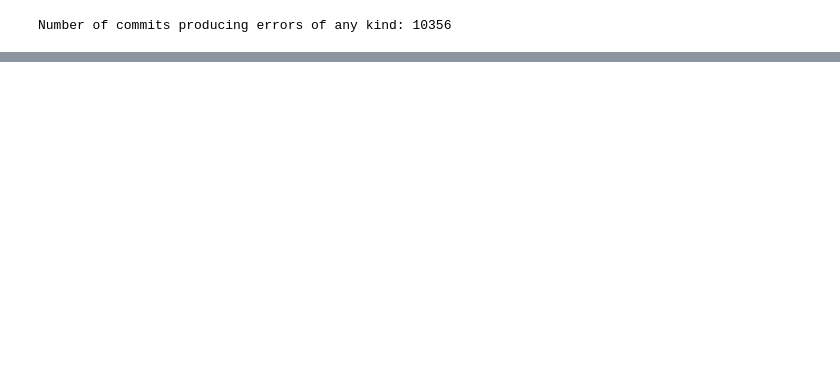
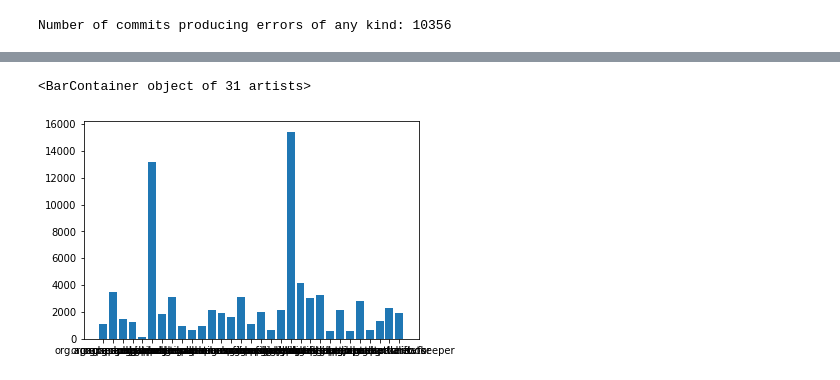
Before and after one commit to megaelius/EPAA, a Jupyter notebook: notebooks/Elias_data_understanding.ipynb, the cells around one changed output, grey strips where cells are left out. Saved outputs shown, nothing was run; the diff lists cells and outputs as text; code cells hidden in the pictures; blank space fills up the shorter version.

```diff
--- a/notebooks/Elias_data_understanding.ipynb
+++ b/notebooks/Elias_data_understanding.ipynb
@@ -249,0 +343,7 @@ Number of commits producing errors of any kind: 10356
+# %%
+by_project = db_commits.groupby('PROJECT_ID')
+by_project
+dict_old = {}
+for row in by_project['COMMIT_HASH'].unique().iteritems():
+    print(row[0],len(row[1]))
+    dict_old[row[0]] = len(row[1])
@@ -249,0 +392,5 @@ Number of commits producing errors of any kind: 10356
+# %%
+plt.bar(dict_old.keys(),dict_old.values())
+# %% [output]
+<BarContainer object of 31 artists>
+[figure, added]
```
Also changed, not shown: parts of 14 cells of this notebook.
